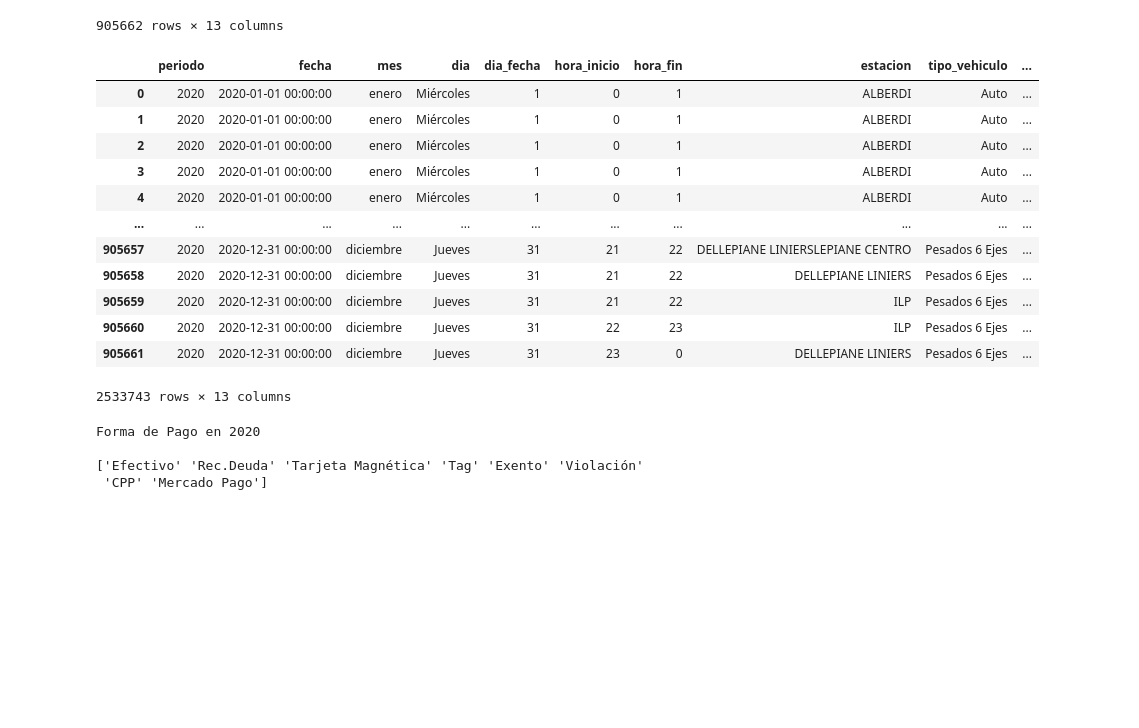
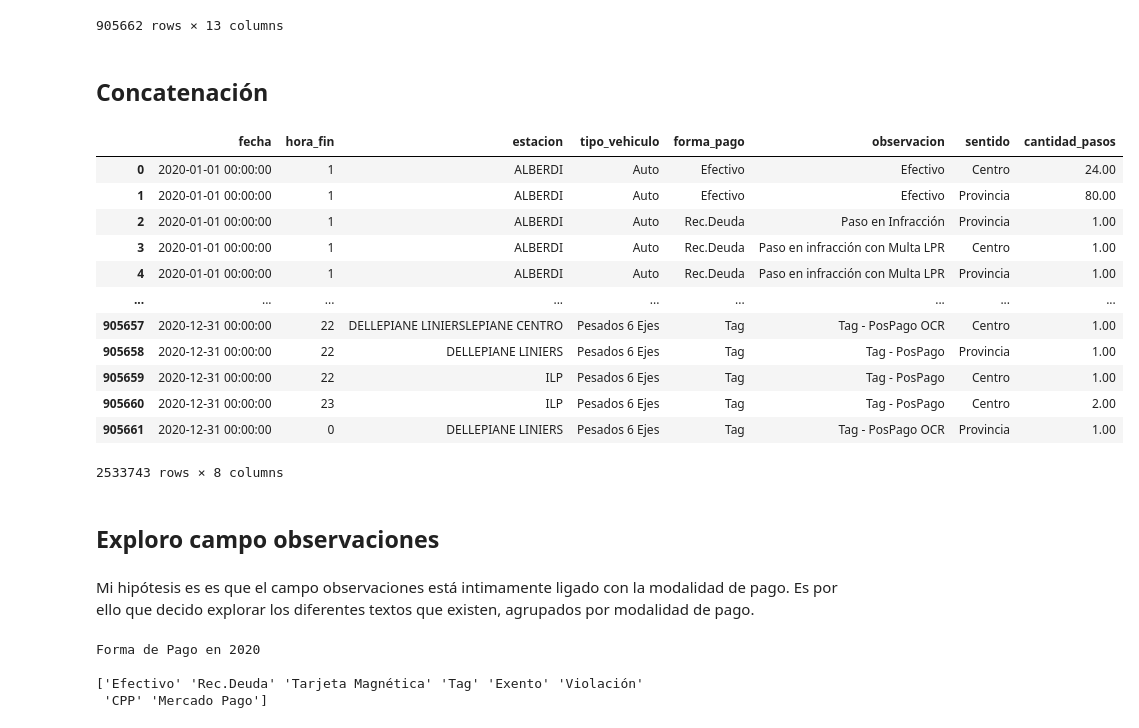
Before and after one commit to martinezalina/illia-p4, a Jupyter notebook: flujo-vehicular-2020.ipynb, the cells around one changed output. Drawn from its saved outputs; the diff is of its cells as text; code cells hidden in the pictures; blank space fills up the shorter version.

```diff
--- a/flujo-vehicular-2020.ipynb
+++ b/flujo-vehicular-2020.ipynb
@@ -92,24 +90,34 @@ data_2020_Q3
 | 905660 | 2020 | 2020-12-31 | diciembre | Jueves | 31 | 22 | 23 | ILP | Pesados 6 Ejes | ... |
 | 905661 | 2020 | 2020-12-31 | diciembre | Jueves | 31 | 23 | 0 | DELLEPIANE LINIERS | Pesados 6 Ejes | ... |
 905662 rows × 13 columns
+# %% [markdown]
+## Concatenación
 # %%
+# Unifico datasets
 data_2020_full = pd.concat([data_2020_Q1, data_2020_Q2,data_2020_Q3])
-data_2020_full.drop(columns = ['Unnamed: 0'], inplace = True)
+
+# Quito columnas que no son necesarias
+data_2020_full.drop(columns = ['Unnamed: 0','periodo','mes','dia','dia_fecha','hora_inicio'], inplace = True)
+
 data_2020_full
 # %% [output]
-|  | periodo | fecha | mes | dia | dia_fecha | hora_inicio | hora_fin | estacion | tipo_vehiculo | ... |
-| 0 | 2020 | 2020-01-01 00:00:00 | enero | Miércoles | 1 | 0 | 1 | ALBERDI | Auto | ... |
-| 1 | 2020 | 2020-01-01 00:00:00 | enero | Miércoles | 1 | 0 | 1 | ALBERDI | Auto | ... |
-| 2 | 2020 | 2020-01-01 00:00:00 | enero | Miércoles | 1 | 0 | 1 | ALBERDI | Auto | ... |
-| 3 | 2020 | 2020-01-01 00:00:00 | enero | Miércoles | 1 | 0 | 1 | ALBERDI | Auto | ... |
-| 4 | 2020 | 2020-01-01 00:00:00 | enero | Miércoles | 1 | 0 | 1 | ALBERDI | Auto | ... |
-| ... | ... | ... | ... | ... | ... | ... | ... | ... | ... | ... |
-| 905657 | 2020 | 2020-12-31 00:00:00 | diciembre | Jueves | 31 | 21 | 22 | DELLEPIANE LINIERSLEPIANE CENTRO | Pesados 6 Ejes | ... |
-| 905658 | 2020 | 2020-12-31 00:00:00 | diciembre | Jueves | 31 | 21 | 22 | DELLEPIANE LINIERS | Pesados 6 Ejes | ... |
-| 905659 | 2020 | 2020-12-31 00:00:00 | diciembre | Jueves | 31 | 21 | 22 | ILP | Pesados 6 Ejes | ... |
-| 905660 | 2020 | 2020-12-31 00:00:00 | diciembre | Jueves | 31 | 22 | 23 | ILP | Pesados 6 Ejes | ... |
-| 905661 | 2020 | 2020-12-31 00:00:00 | diciembre | Jueves | 31 | 23 | 0 | DELLEPIANE LINIERS | Pesados 6 Ejes | ... |
+|  | fecha | hora_fin | estacion | tipo_vehiculo | forma_pago | observacion | sentido | cantidad_pasos |
+| 0 | 2020-01-01 00:00:00 | 1 | ALBERDI | Auto | Efectivo | Efectivo | Centro | 24.00 |
+| 1 | 2020-01-01 00:00:00 | 1 | ALBERDI | Auto | Efectivo | Efectivo | Provincia | 80.00 |
+| 2 | 2020-01-01 00:00:00 | 1 | ALBERDI | Auto | Rec.Deuda | Paso en Infracción | Provincia | 1.00 |
+| 3 | 2020-01-01 00:00:00 | 1 | ALBERDI | Auto | Rec.Deuda | Paso en infracción con Multa LPR | Centro | 1.00 |
+| 4 | 2020-01-01 00:00:00 | 1 | ALBERDI | Auto | Rec.Deuda | Paso en infracción con Multa LPR | Provincia | 1.00 |
+| ... | ... | ... | ... | ... | ... | ... | ... | ... |
+| 905657 | 2020-12-31 00:00:00 | 22 | DELLEPIANE LINIERSLEPIANE CENTRO | Pesados 6 Ejes | Tag | Tag - PosPago OCR | Centro | 1.00 |
+| 905658 | 2020-12-31 00:00:00 | 22 | DELLEPIANE LINIERS | Pesados 6 Ejes | Tag | Tag - PosPago | Provincia | 1.00 |
+| 905659 | 2020-12-31 00:00:00 | 22 | ILP | Pesados 6 Ejes | Tag | Tag - PosPago | Centro | 1.00 |
+| 905660 | 2020-12-31 00:00:00 | 23 | ILP | Pesados 6 Ejes | Tag | Tag - PosPago | Centro | 2.00 |
+| 905661 | 2020-12-31 00:00:00 | 0 | DELLEPIANE LINIERS | Pesados 6 Ejes | Tag | Tag - PosPago OCR | Provincia | 1.00 |
-2533743 rows × 13 columns
+2533743 rows × 8 columns
+# %% [markdown]
+## Exploro campo observaciones
+# %% [markdown]
+Mi hipótesis es es que el campo observaciones está intimamente ligado con la modalidad de pago. Es por ello que decido explorar los diferentes textos que existen, agrupados por modalidad de pago.
 # %%
 print('Forma de Pago en 2020','\n')
 print(data_2020_full['forma_pago'].unique())
```
Also changed, not shown: parts of 52 cells of this notebook, 2 other files.
